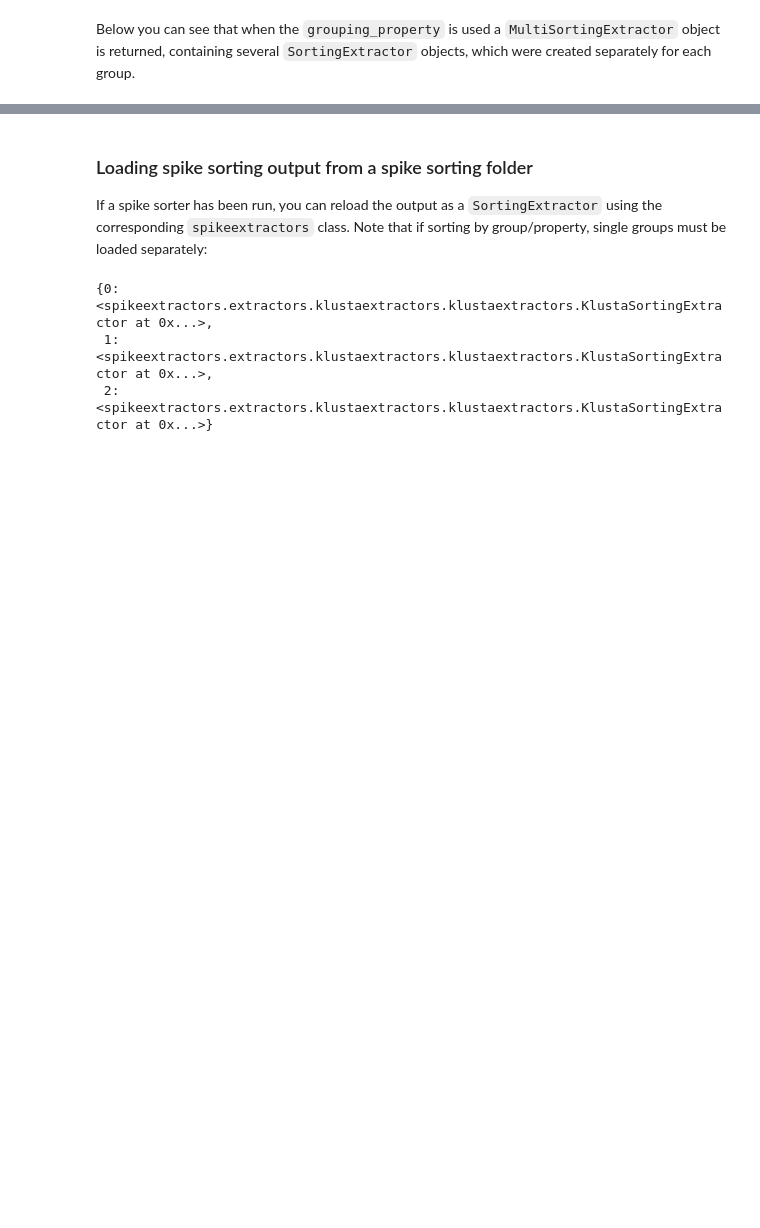
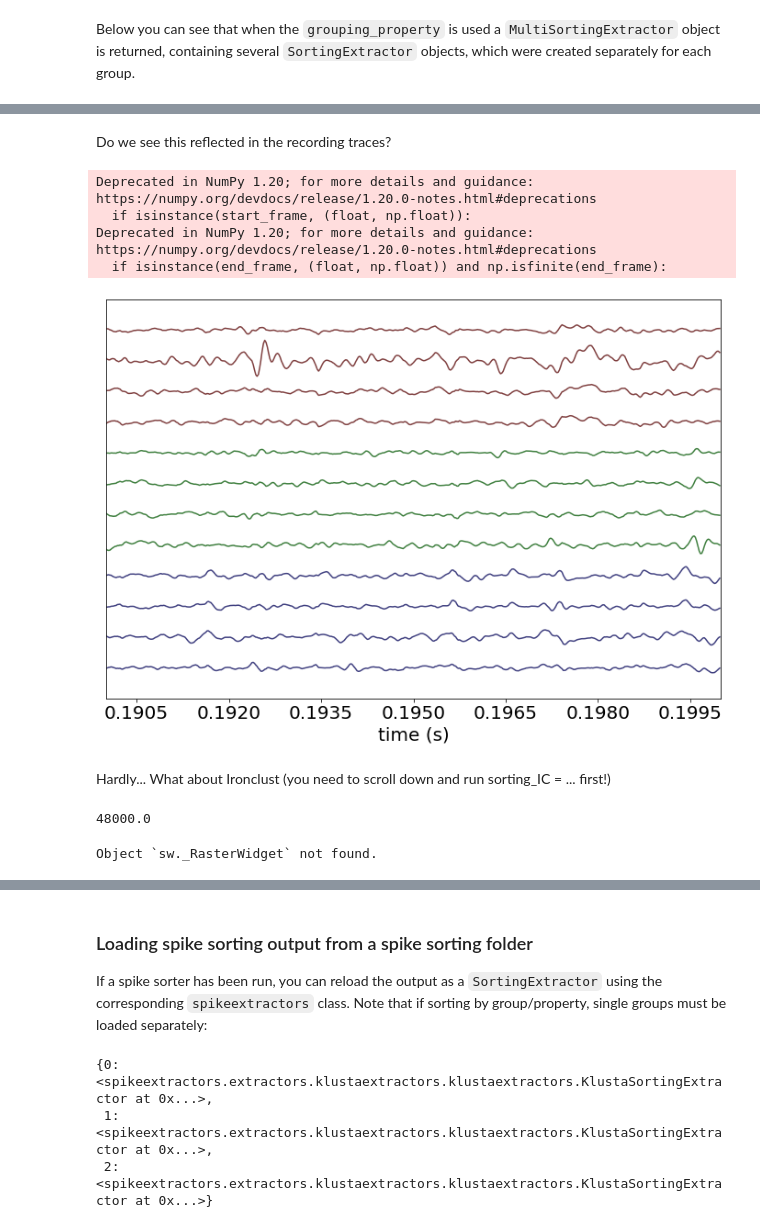
Before and after one commit to sbuergers/hussaini-lab-to-nwb-notebooks, a Jupyter notebook: tidy_venv/milestone2_modular_pipeline_colab.ipynb, the cells around one changed output, grey strips where cells are left out. Drawn from its saved outputs; the diff is of its cells as text; code cells hidden in the pictures; blank space fills up the shorter version.

```diff
--- a/tidy_venv/milestone2_modular_pipeline_colab.ipynb
+++ b/tidy_venv/milestone2_modular_pipeline_colab.ipynb
@@ -731,0 +709,20 @@ Hardly...
+# %% [markdown]
+Do we see this reflected in the recording traces?
+# %%
+w = sw.plot_timeseries(r_cache, trange=[0.19, 0.2], color_groups=True)
+# %% [output]
+Deprecated in NumPy 1.20; for more details and guidance: https://numpy.org/devdocs/release/1.20.0-notes.html#deprecations
+  if isinstance(start_frame, (float, np.float)):
+Deprecated in NumPy 1.20; for more details and guidance: https://numpy.org/devdocs/release/1.20.0-notes.html#deprecations
+  if isinstance(end_frame, (float, np.float)) and np.isfinite(end_frame):
+[figure, added]
+# %% [markdown]
+Hardly... What about Ironclust (you need to scroll down and run sorting_IC = ... first!)
+# %%
+sorting_IC.get_sampling_frequency()
+# %% [output]
+48000.0
+# %%
+RasterWidget??
+# %% [output]
+Object `sw._RasterWidget` not found.
```
Also changed, not shown: parts of 28 cells of this notebook.
